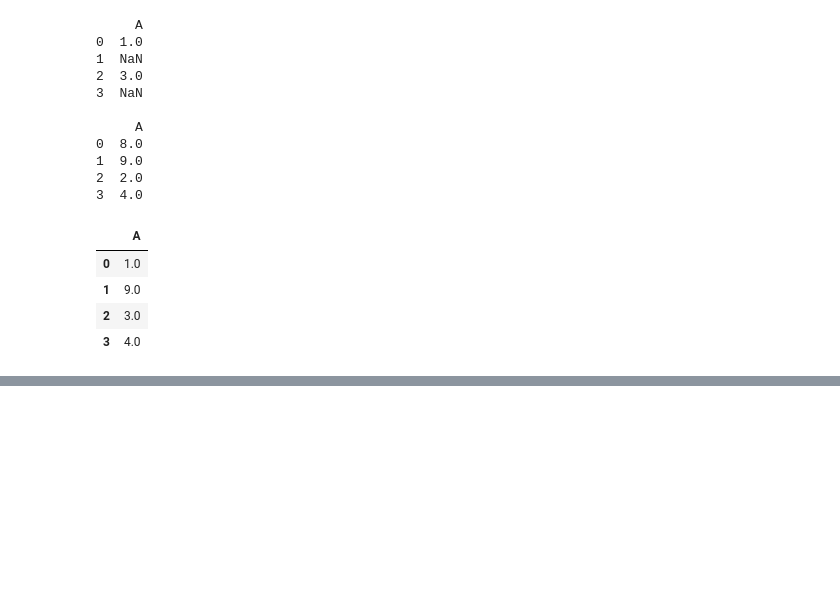
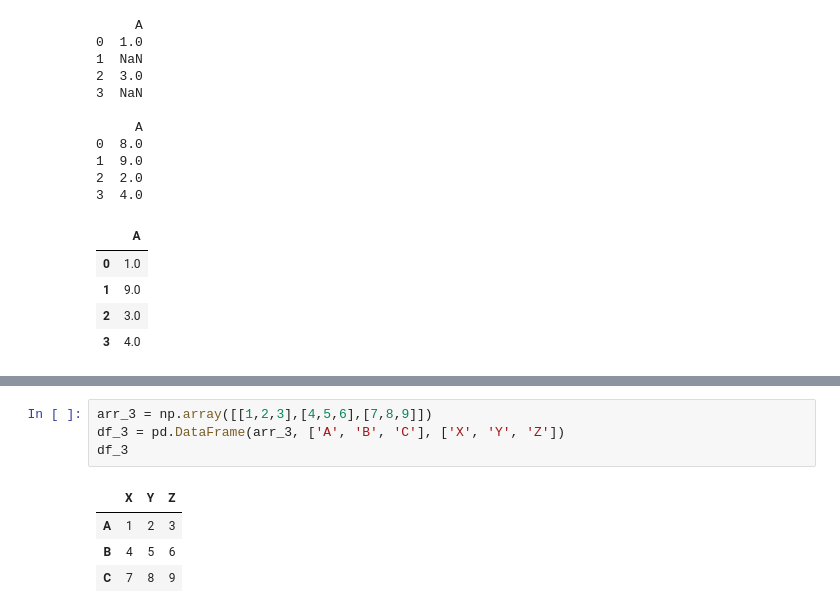
Before and after one commit to serhiizem/ML-Background, a Jupyter notebook: Pandas Tutorial.ipynb, the cells around one changed output, grey strips where cells are left out. Drawn from its saved outputs; the diff is of its cells as text; blank space fills up the shorter version.

```diff
--- a/Pandas Tutorial.ipynb
+++ b/Pandas Tutorial.ipynb
@@ -302,0 +359,9 @@ df_3.combine_first(df_4)
+# %%
+arr_3 = np.array([[1,2,3],[4,5,6],[7,8,9]])
+df_3 = pd.DataFrame(arr_3, ['A', 'B', 'C'], ['X', 'Y', 'Z'])
+df_3
+# %% [output]
+|  | X | Y | Z |
+| A | 1 | 2 | 3 |
+| B | 4 | 5 | 6 |
+| C | 7 | 8 | 9 |
```
Also changed, not shown: parts of 12 cells of this notebook.
